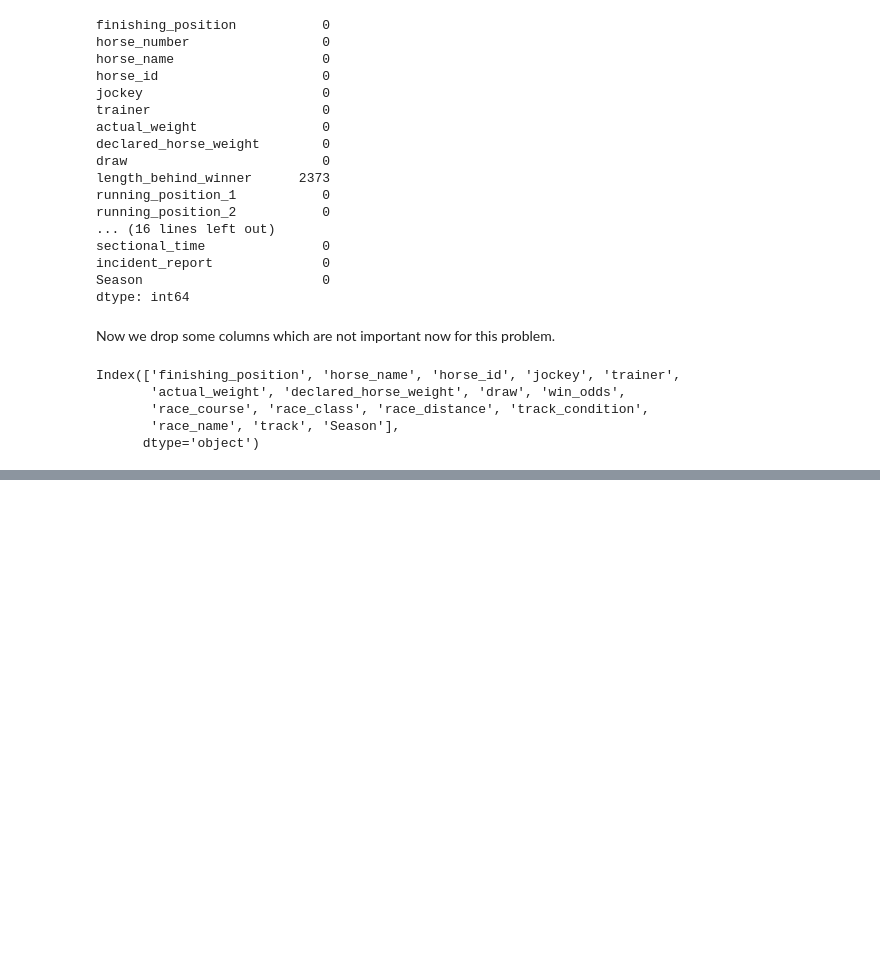
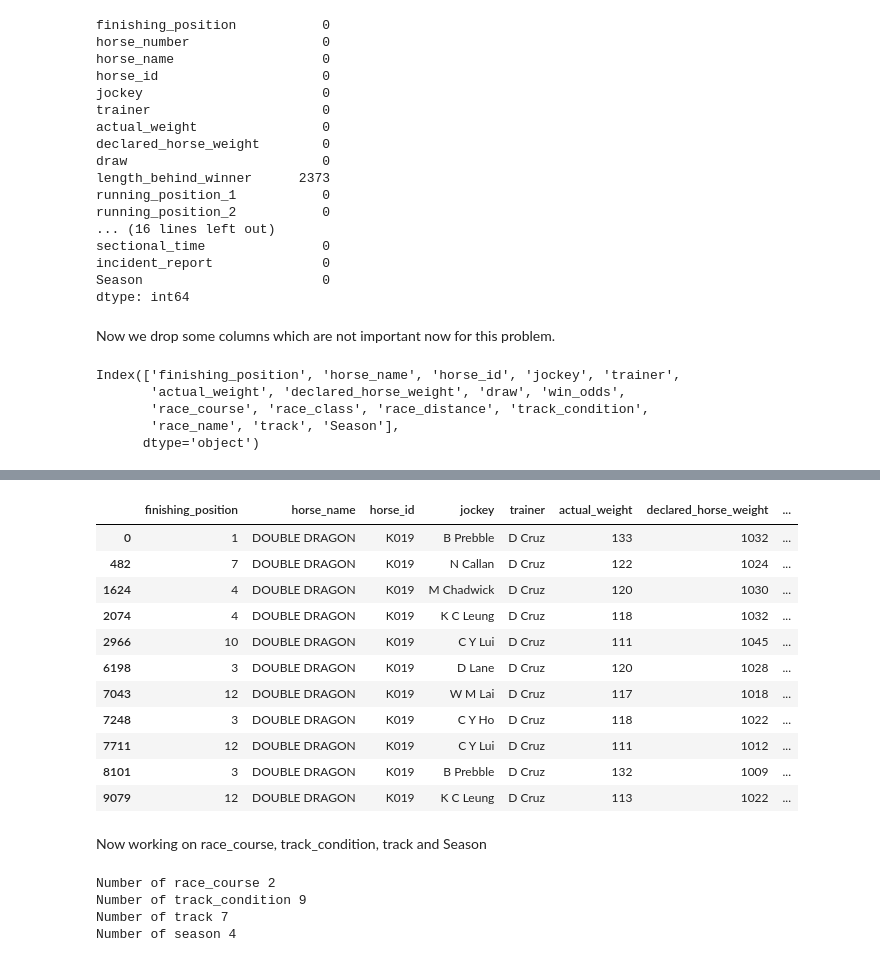
Before and after one commit to vaibhavthapli/Horse_race_big_data_derby_2022, a Jupyter notebook: data_transformation.ipynb, the cells around one changed output, grey strips where cells are left out. Drawn from its saved outputs; the diff is of its cells as text; code cells hidden in the pictures; blank space fills up the shorter version.

```diff
--- a/data_transformation.ipynb
+++ b/data_transformation.ipynb
@@ -285,0 +223,27 @@ categorical_df.head()
+# %%
+new_df[new_df['horse_name']=="DOUBLE DRAGON"]
+# %% [output]
+|  | finishing_position | horse_name | horse_id | jockey | trainer | actual_weight | declared_horse_weight | ... |
+| 0 | 1 | DOUBLE DRAGON | K019 | B Prebble | D Cruz | 133 | 1032 | ... |
+| 482 | 7 | DOUBLE DRAGON | K019 | N Callan | D Cruz | 122 | 1024 | ... |
+| 1624 | 4 | DOUBLE DRAGON | K019 | M Chadwick | D Cruz | 120 | 1030 | ... |
+| 2074 | 4 | DOUBLE DRAGON | K019 | K C Leung | D Cruz | 118 | 1032 | ... |
+| 2966 | 10 | DOUBLE DRAGON | K019 | C Y Lui | D Cruz | 111 | 1045 | ... |
+| 6198 | 3 | DOUBLE DRAGON | K019 | D Lane | D Cruz | 120 | 1028 | ... |
+| 7043 | 12 | DOUBLE DRAGON | K019 | W M Lai | D Cruz | 117 | 1018 | ... |
+| 7248 | 3 | DOUBLE DRAGON | K019 | C Y Ho | D Cruz | 118 | 1022 | ... |
+| 7711 | 12 | DOUBLE DRAGON | K019 | C Y Lui | D Cruz | 111 | 1012 | ... |
+| 8101 | 3 | DOUBLE DRAGON | K019 | B Prebble | D Cruz | 132 | 1009 | ... |
+| 9079 | 12 | DOUBLE DRAGON | K019 | K C Leung | D Cruz | 113 | 1022 | ... |
+# %% [markdown]
+Now working on race_course, track_condition, track and Season
+# %%
+print("Number of race_course", new_df.race_course.nunique())
+print("Number of track_condition", new_df.track_condition.nunique())
+print("Number of track", new_df.track.nunique())
+print("Number of season", new_df.Season.nunique())
+# %% [output]
+Number of race_course 2
+Number of track_condition 9
+Number of track 7
+Number of season 4
```
Also changed, not shown: parts of 26 cells of this notebook.
